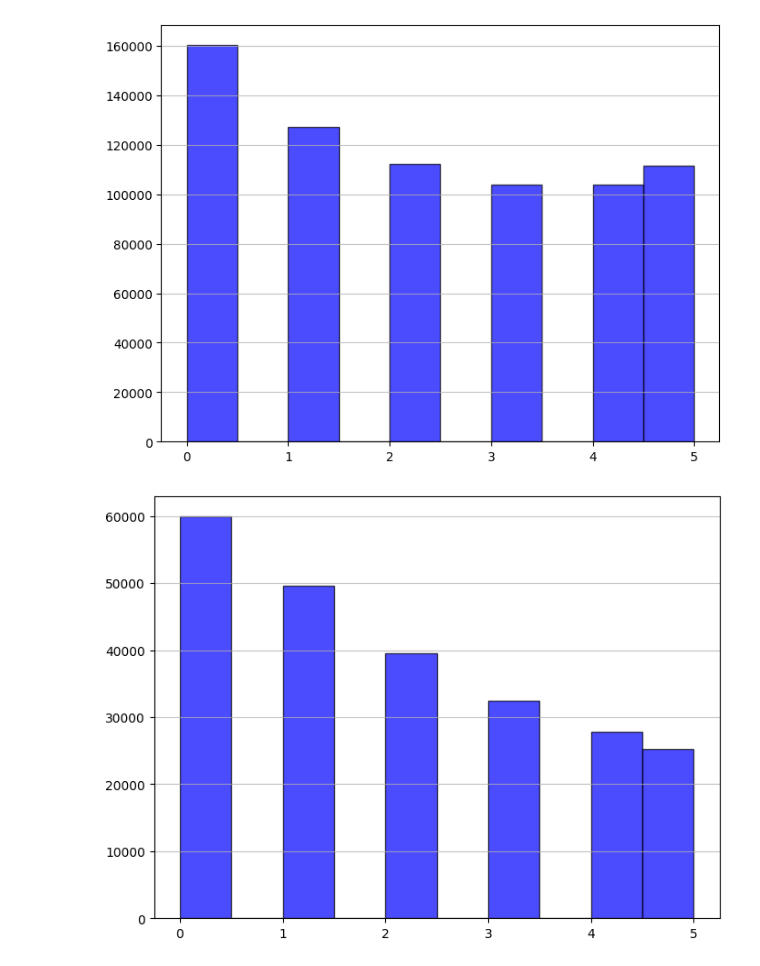
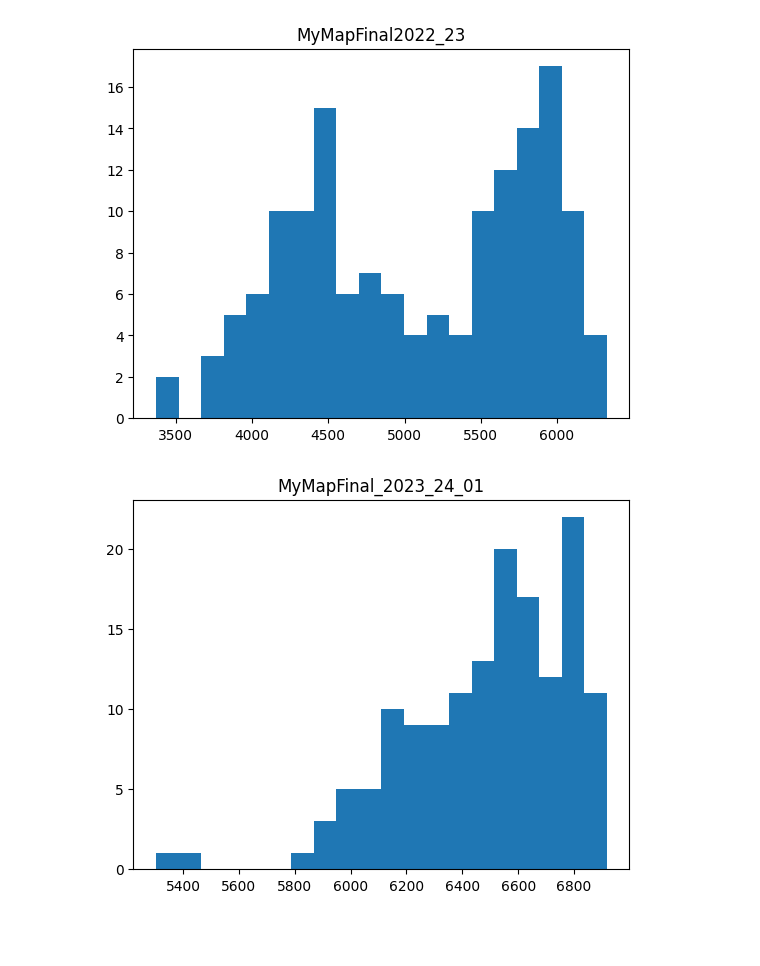
Before and after one commit to Etyl/swarm-rescue, a Jupyter notebook: rl/data_vis.ipynb, the cells around one changed output. Drawn from its saved outputs; the diff is of its cells as text; code cells hidden in the pictures; blank space fills up the shorter version.

```diff
--- a/rl/data_vis.ipynb
+++ b/rl/data_vis.ipynb
@@ -62,9 +70,7 @@ with open("rl-run-data.json", "r") as f:
 # %%
-def get_transitions(data):
-    transitions = []
+def get_rewards():
+    rewards = defaultdict(list)
     for map_name in data:
         for i in range(len(data[map_name])):
-            map_data = data[map_name][i]
-            for transition in map_data["run"]["obs"]:
-                transitions.append(transition)
-    return np.array(transitions)
+            rewards[map_name].append(np.sum(data[map_name][i]["score"]))
+    return rewards
@@ -102,15 +76,0 @@ def multivariate_kl_divergence(data_p, data_q, bandwidth=0.1, n_samples=10000):
-# %%
-def get_rewards(data):
-    rewards = []
-    local_reward = []
-    for map_name in data:
-        for i in range(len(data[map_name])):
-            map_data = data[map_name][i]
-            for j in range(len(map_data["run"]["reward"])):
-                if map_data["run"]["reward"][j][0] < 0.995:
-                    rewards.append(map_data["run"]["reward"][j][0])
-                    local_reward.append(10*map_data["run"]["obs"][j][38]*map_data["run"]["obs"][j][37])
-    return np.array(rewards),np.array(local_reward)
-
-rewards_q,local_reward_q = get_rewards(data)
-rewards_det,local_reward_det = get_rewards(data_last)
@@ -144,12 +77,11 @@ total_actions = np.concatenate((actions_q, actions_det))
-# %%
-plt.figure(figsize=(8, 6))
-plt.hist(total_actions, color='blue', edgecolor='black', alpha=0.7)
-plt.grid(axis='y', alpha=0.75)
-
-plt.figure(figsize=(8, 6))
-plt.hist(actions_det, color='blue', edgecolor='black', alpha=0.7)
-plt.grid(axis='y', alpha=0.75)
-plt.show()
-# %% [output]
-[figure, removed]
-[figure, removed]
+# %%
+rewards = get_rewards()
+for map_name in rewards:
+    plt.figure()
+    plt.title(map_name)
+    plt.hist(rewards[map_name],bins=20)
+
+plt.show()
+# %% [output]
+[figure, added]
+[figure, added]
```
Also changed, not shown: parts of 12 cells of this notebook, 2 other files.
